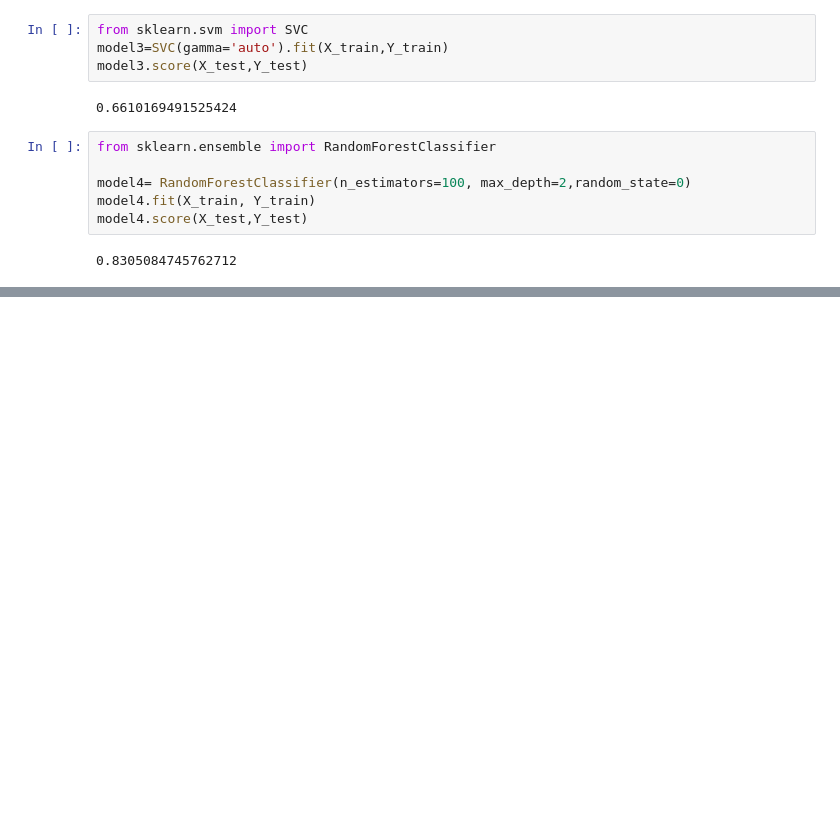
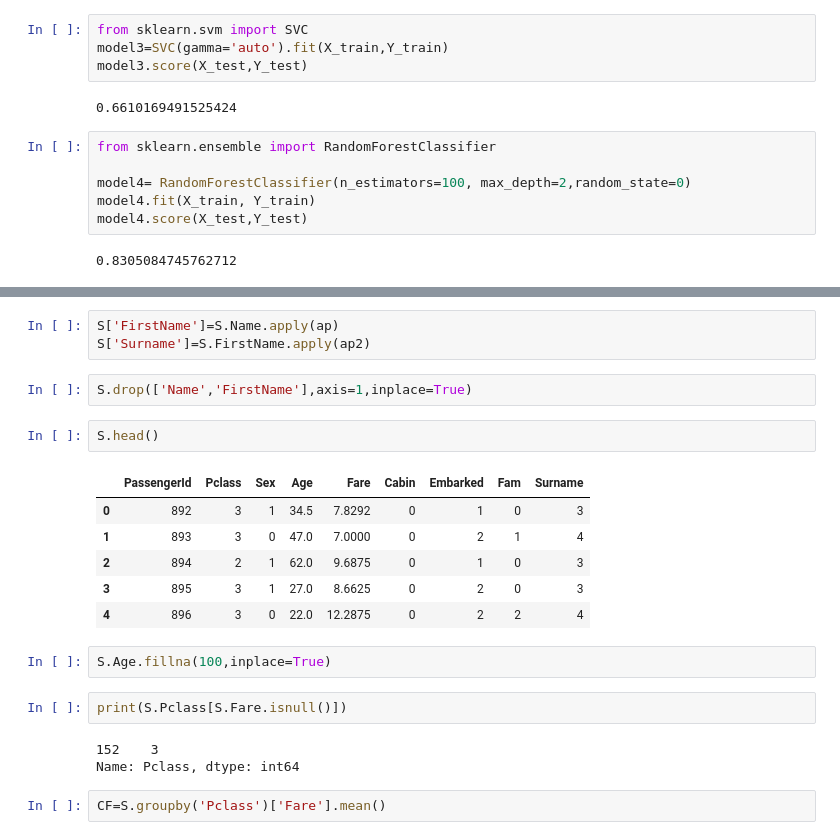
Before and after one commit to naireeni/kaggle, a Jupyter notebook: Titanic/Titanic2.ipynb, the cells around one changed output, grey strips where cells are left out. Cells and saved outputs as stored; diff of their text form; blank space fills up the shorter version.

Commit message:
First successful submission

```diff
--- a/Titanic/Titanic2.ipynb
+++ b/Titanic/Titanic2.ipynb
@@ -225,0 +268,23 @@ model4.score(X_test,Y_test)
+# %%
+S['FirstName']=S.Name.apply(ap)
+S['Surname']=S.FirstName.apply(ap2)
+# %%
+S.drop(['Name','FirstName'],axis=1,inplace=True)
+# %%
+S.head()
+# %% [output]
+|  | PassengerId | Pclass | Sex | Age | Fare | Cabin | Embarked | Fam | Surname |
+| 0 | 892 | 3 | 1 | 34.5 | 7.8292 | 0 | 1 | 0 | 3 |
+| 1 | 893 | 3 | 0 | 47.0 | 7.0000 | 0 | 2 | 1 | 4 |
+| 2 | 894 | 2 | 1 | 62.0 | 9.6875 | 0 | 1 | 0 | 3 |
+| 3 | 895 | 3 | 1 | 27.0 | 8.6625 | 0 | 2 | 0 | 3 |
+| 4 | 896 | 3 | 0 | 22.0 | 12.2875 | 0 | 2 | 2 | 4 |
+# %%
+S.Age.fillna(100,inplace=True)
+# %%
+print(S.Pclass[S.Fare.isnull()])
+# %% [output]
+152    3
+Name: Pclass, dtype: int64
+# %%
+CF=S.groupby('Pclass')['Fare'].mean()
```
Also changed, not shown: parts of 19 cells of this notebook, 1 other file.
